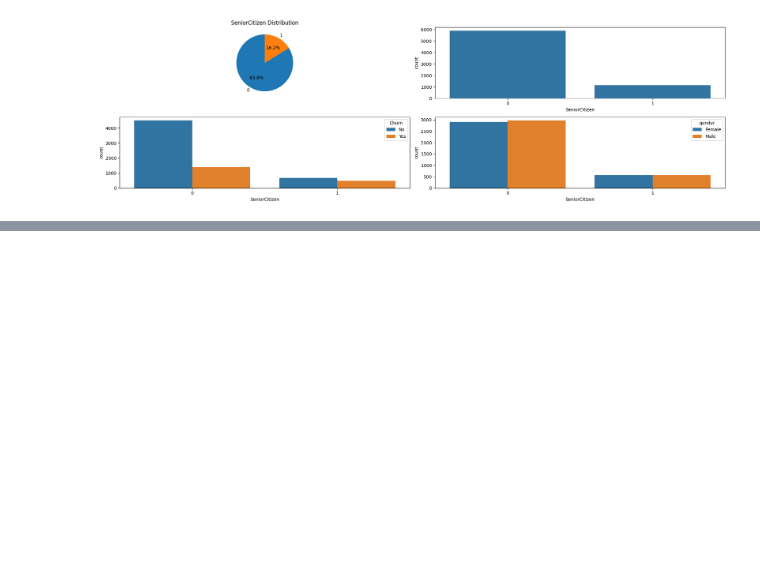
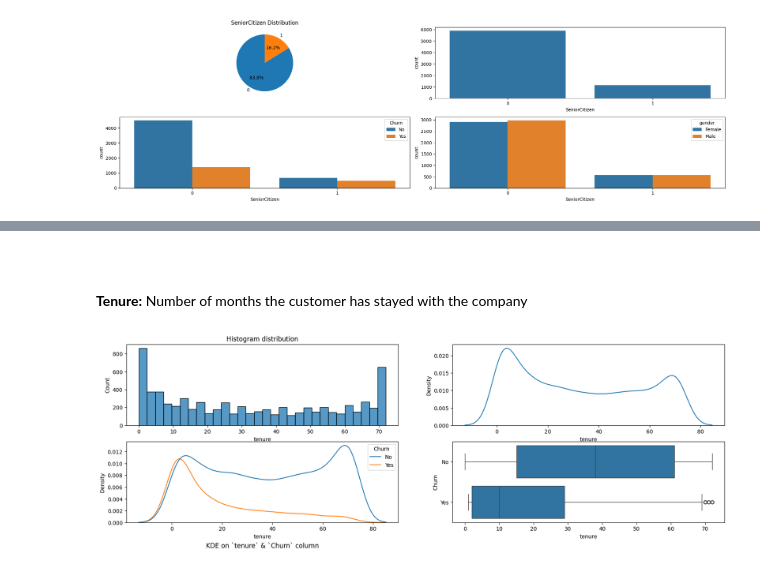
Before and after one commit to sudiptoshahin/customer-churn-pred, a Jupyter notebook: notebooks/main.ipynb, the cells around one changed output, grey strips where cells are left out. Cells and saved outputs as stored; diff of their text form; code cells hidden in the pictures; blank space fills up the shorter version.

```diff
--- a/notebooks/main.ipynb
+++ b/notebooks/main.ipynb
@@ -151,0 +208,20 @@ array(['Yes', 'No'], dtype=object)
+# %% [markdown]
+<br><br>
+__Tenure:__ Number of months the customer has stayed with the company
+# %%
+fig, axes = plt.subplots(2, 2, figsize=(20, 6))
+
+sns.histplot(data=features, x='tenure', bins=30, ax=axes[0, 0])
+axes[0, 0].set_title('Histogram distribution')
+
+sns.kdeplot(data=features, x='tenure', ax=axes[0, 1])
+axes[0, 0].set_title('Histogram distribution')
+
+sns.kdeplot(data=features, x='tenure', hue=target, ax=axes[1, 0])
+axes[1, 0].set_title('KDE on `tenure` & `Churn` column', y=-0.35)
+
+sns.boxplot(data=features, x='tenure', y=target, ax=axes[1, 1])
+
+plt.show()
+# %% [output]
+[figure, added]
```
Also changed, not shown: parts of 12 cells of this notebook.
